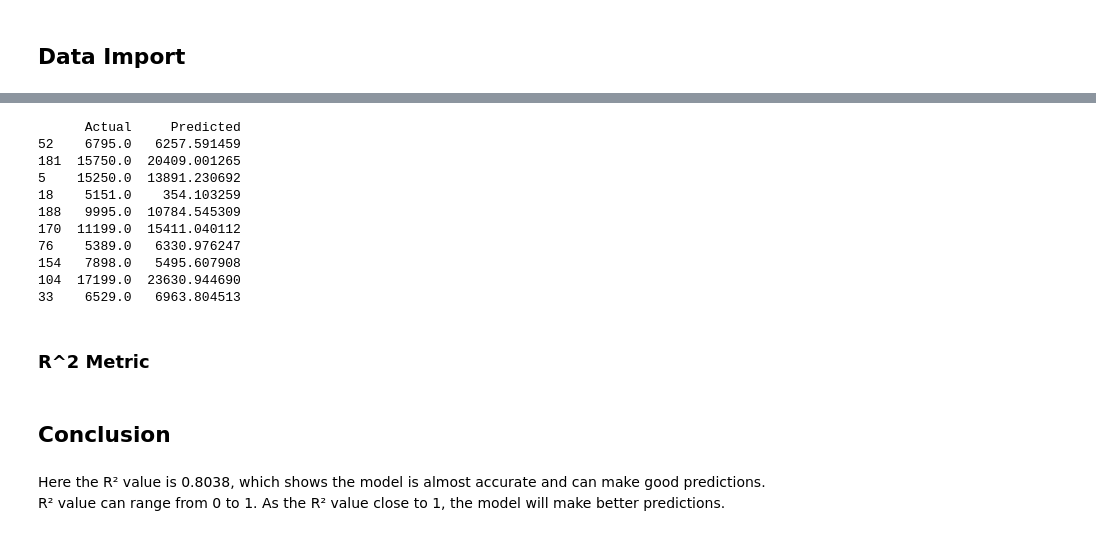
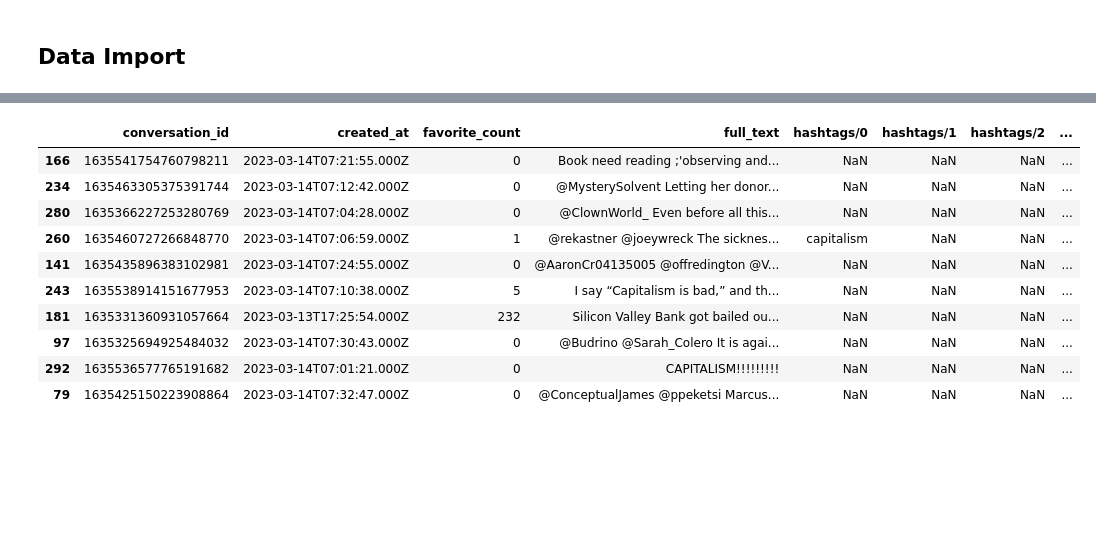
Before and after one commit to lamaAbdulrahmana/Multilingual-Twitter-Sentiment-Classification-Capitalism, a Jupyter notebook: Multilingual Twitter Sentiment Classification Capitalism.ipynb, the cells around one changed output, grey strips where cells are left out. Drawn from its saved outputs; the diff is of its cells as text; code cells hidden in the pictures; blank space fills up the shorter version.

Commit message:
data pre-processing done

```diff
--- a/Multilingual Twitter Sentiment Classification Capitalism.ipynb
+++ b/Multilingual Twitter Sentiment Classification Capitalism.ipynb
@@ -274,21 +31,17 @@ y_pred = model.predict(X_test)
-# %%
-pred = pd.DataFrame({'Actual': Y_test, 'Predicted': y_pred})
-print(pred.head(10))
-# %% [output]
-      Actual     Predicted
-52    6795.0   6257.591459
-181  15750.0  20409.001265
-5    15250.0  13891.230692
-18    5151.0    354.103259
-188   9995.0  10784.545309
-170  11199.0  15411.040112
-76    5389.0   6330.976247
-154   7898.0   5495.607908
-104  17199.0  23630.944690
-33    6529.0   6963.804513
-# %% [markdown]
-### R^2 Metric
-# %% [markdown]
-## Conclusion
-# %% [markdown]
-Here the R² value is 0.8038, which shows the model is almost accurate and can make good predictions. R² value can range from 0 to 1. As the R² value close to 1, the model will make better predictions.
+# %%
+df_en = pd.read_csv('Captilism En 300.csv')
+df_ar = pd.read_csv('Captilism Ar 300.csv')
+# %%
+df_en.sample(10)
+# %% [output]
+|  | conversation_id | created_at | favorite_count | full_text | hashtags/0 | hashtags/1 | hashtags/2 | ... |
+| 166 | 1635541754760798211 | 2023-03-14T07:21:55.000Z | 0 | Book need reading ;'observing and... | NaN | NaN | NaN | ... |
+| 234 | 1635463305375391744 | 2023-03-14T07:12:42.000Z | 0 | @MysterySolvent Letting her donor... | NaN | NaN | NaN | ... |
+| 280 | 1635366227253280769 | 2023-03-14T07:04:28.000Z | 0 | @ClownWorld_ Even before all this... | NaN | NaN | NaN | ... |
+| 260 | 1635460727266848770 | 2023-03-14T07:06:59.000Z | 1 | @rekastner @joeywreck The sicknes... | capitalism | NaN | NaN | ... |
+| 141 | 1635435896383102981 | 2023-03-14T07:24:55.000Z | 0 | @AaronCr04135005 @offredington @V... | NaN | NaN | NaN | ... |
+| 243 | 1635538914151677953 | 2023-03-14T07:10:38.000Z | 5 | I say “Capitalism is bad,” and th... | NaN | NaN | NaN | ... |
+| 181 | 1635331360931057664 | 2023-03-13T17:25:54.000Z | 232 | Silicon Valley Bank got bailed ou... | NaN | NaN | NaN | ... |
+| 97 | 1635325694925484032 | 2023-03-14T07:30:43.000Z | 0 | @Budrino @Sarah_Colero It is agai... | NaN | NaN | NaN | ... |
+| 292 | 1635536577765191682 | 2023-03-14T07:01:21.000Z | 0 | CAPITALISM!!!!!!!!! | NaN | NaN | NaN | ... |
+| 79 | 1635425150223908864 | 2023-03-14T07:32:47.000Z | 0 | @ConceptualJames @ppeketsi Marcus... | NaN | NaN | NaN | ... |
```
Also changed, not shown: parts of 69 cells of this notebook, 2 other files.
